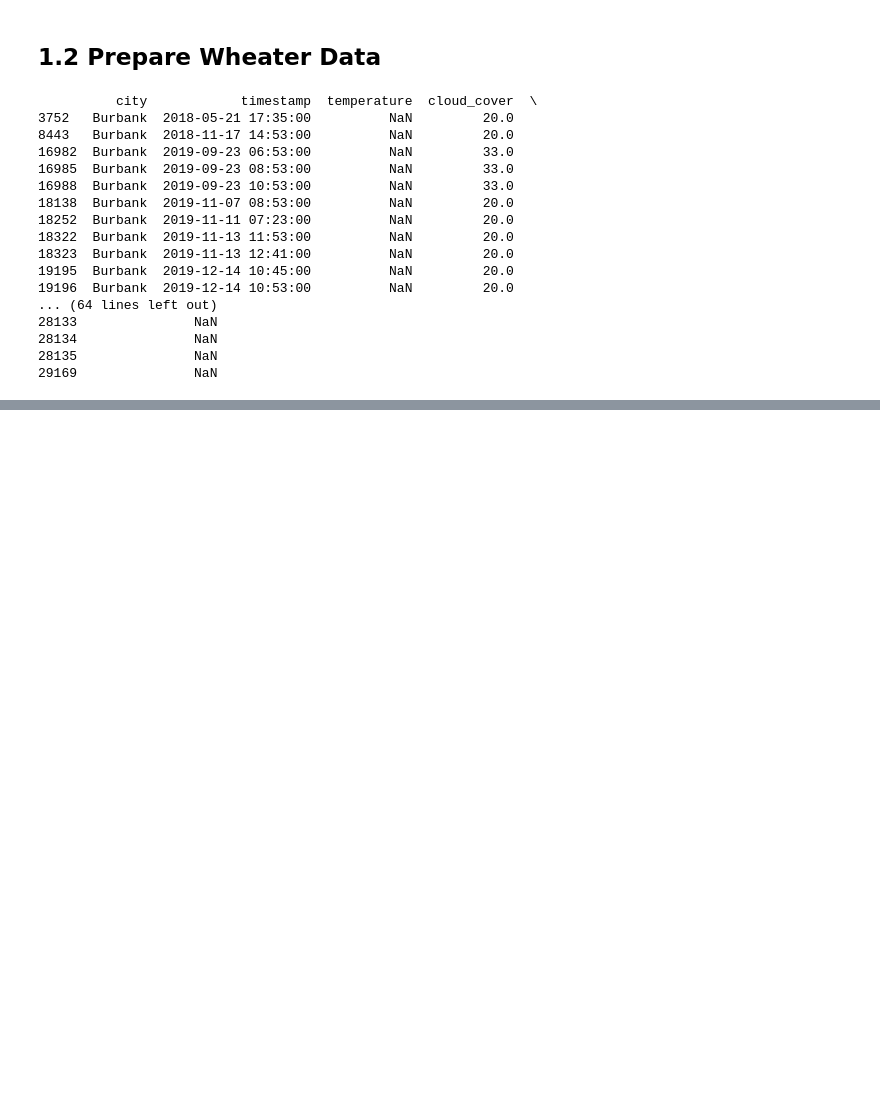
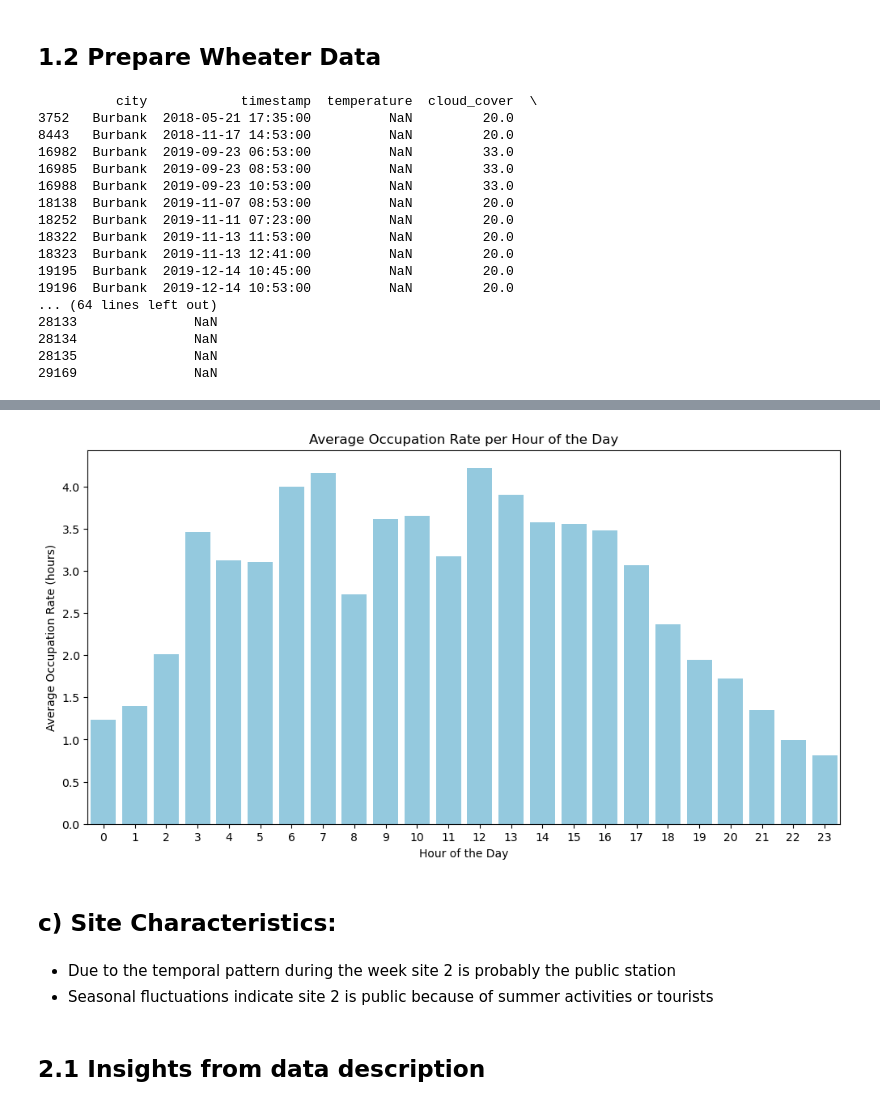
Before and after one commit to engelsm/BornMLs, a Jupyter notebook: AA.ipynb, the cells around one changed output, grey strips where cells are left out. Cells and saved outputs as stored; diff of their text form; code cells hidden in the pictures; blank space fills up the shorter version.

```diff
--- a/AA.ipynb
+++ b/AA.ipynb
@@ -203,0 +448,23 @@ merged_df = pd.merge_asof(raw_data_sessions, raw_data_wheater, left_on='connecti
+# %%
+#Occupation Rate (how long do cars stay connected, even though they are done charging
+#Calculate occupation rate in hours (exclude negative values)
+merged_df['occupation_rate'] = (merged_df['disconnectTime'] - merged_df['doneChargingTime']).dt.total_seconds() / 3600
+merged_df.loc[merged_df['occupation_rate'] < 0, 'occupation_rate'] = 0  # Replace negative values with 0
+
+#Extract hour from 'connectionTime'
+merged_df['hour'] = merged_df['connectionTime'].dt.hour
+
+#Group by hour and calculate the average occupation rate
+average_occupation_rate_per_hour = merged_df.groupby('hour')['occupation_rate'].mean()
+
+#Plotting
+plt.figure(figsize=(12, 6))
+sns.barplot(x=average_occupation_rate_per_hour.index, y=average_occupation_rate_per_hour.values, color='skyblue')
+plt.title('Average Occupation Rate per Hour of the Day')
+plt.xlabel('Hour of the Day')
+plt.ylabel('Average Occupation Rate (hours)')
+plt.show()
+# %% [output]
+[figure, added]
+# %% [markdown]
+## c) Site Characteristics:
@@ -203,0 +510,5 @@ merged_df = pd.merge_asof(raw_data_sessions, raw_data_wheater, left_on='connecti
+# %% [markdown]
+* Due to the temporal pattern during the week site 2 is probably the public station
+* Seasonal fluctuations indicate site 2 is public because of summer activities or tourists
+# %% [markdown]
+## 2.1 Insights from data description
```
Also changed, not shown: parts of 55 cells of this notebook.
